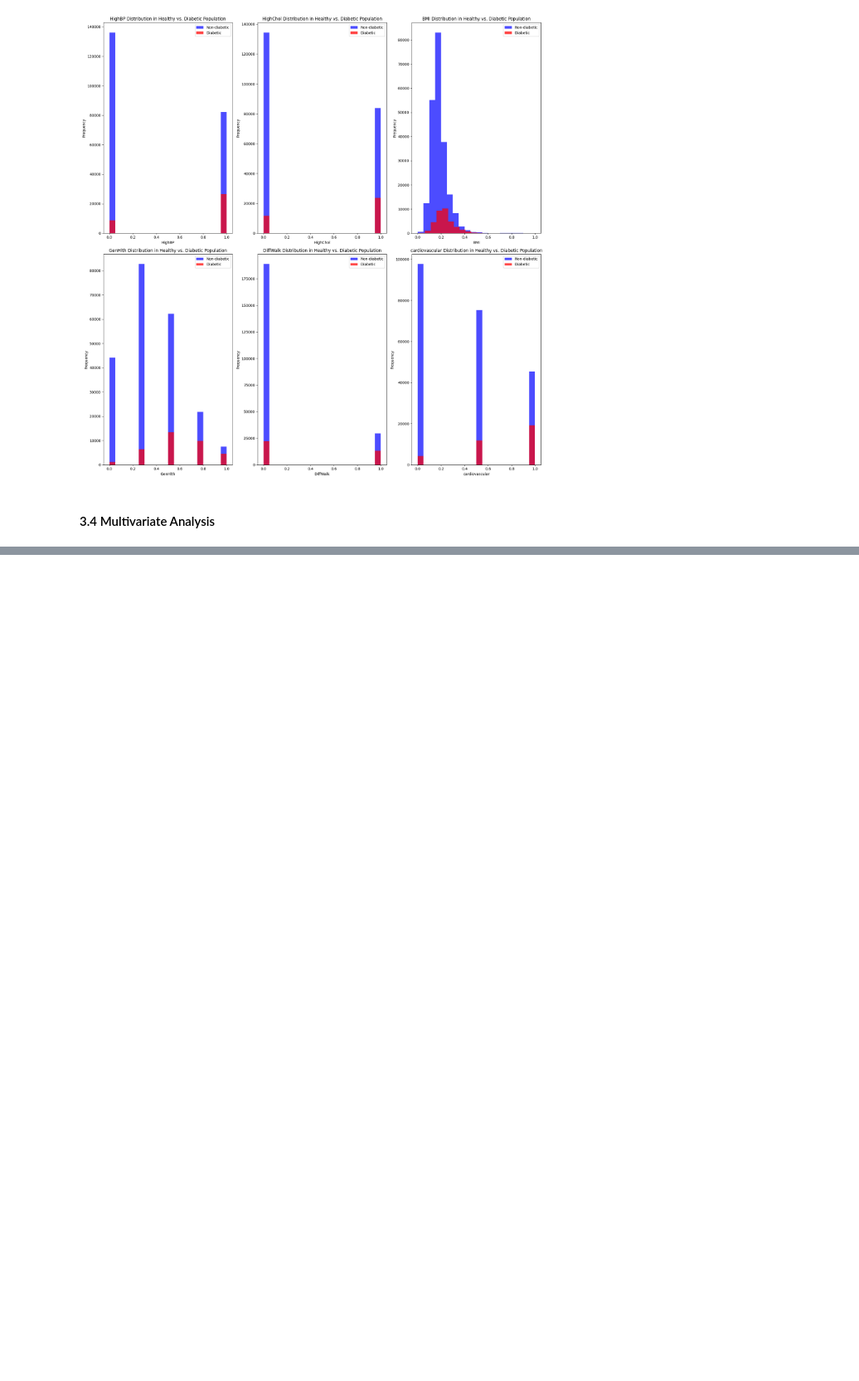
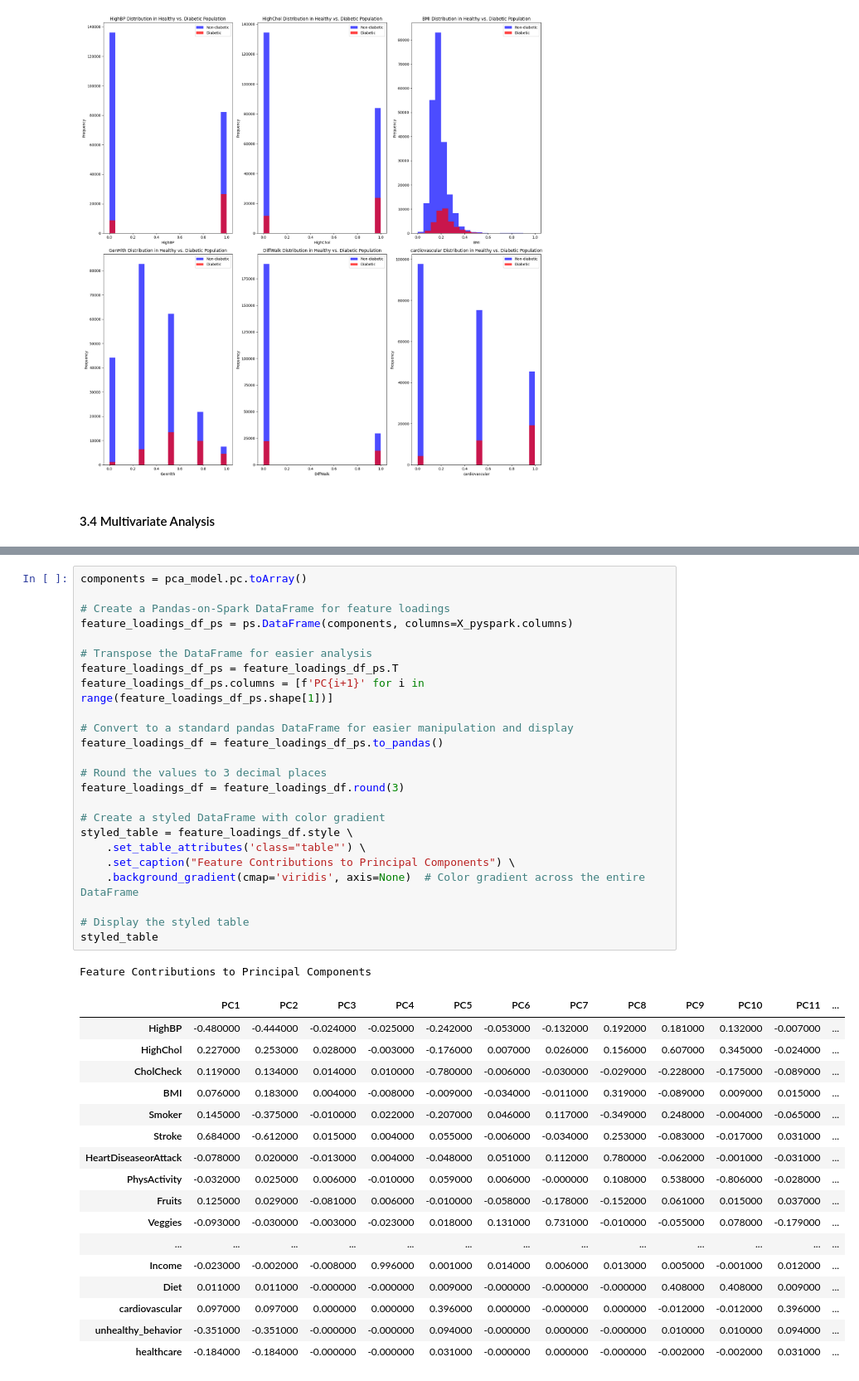
Before and after one commit to Mortal-Suen/CDC_bigdata_analytics, a Jupyter notebook: CDC.ipynb, the cells around one changed output, grey strips where cells are left out. Shown at 83% size. Saved outputs shown, nothing was run; the diff lists cells and outputs as text; blank space fills up the shorter version.

```diff
--- a/CDC.ipynb
+++ b/CDC.ipynb
@@ -488,0 +560,43 @@ plt.show()
+# %%
+components = pca_model.pc.toArray()
+
+# Create a Pandas-on-Spark DataFrame for feature loadings
+feature_loadings_df_ps = ps.DataFrame(components, columns=X_pyspark.columns)
+
+# Transpose the DataFrame for easier analysis
+feature_loadings_df_ps = feature_loadings_df_ps.T
+feature_loadings_df_ps.columns = [f'PC{i+1}' for i in range(feature_loadings_df_ps.shape[1])]
+
+# Convert to a standard pandas DataFrame for easier manipulation and display
+feature_loadings_df = feature_loadings_df_ps.to_pandas()
+
+# Round the values to 3 decimal places
+feature_loadings_df = feature_loadings_df.round(3)
+
+# Create a styled DataFrame with color gradient
+styled_table = feature_loadings_df.style \
+    .set_table_attributes('class="table"') \
+    .set_caption("Feature Contributions to Principal Components") \
+    .background_gradient(cmap='viridis', axis=None)  # Color gradient across the entire DataFrame
+
+# Display the styled table
+styled_table
+# %% [output]
+Feature Contributions to Principal Components
+|  | PC1 | PC2 | PC3 | PC4 | PC5 | PC6 | PC7 | PC8 | PC9 | PC10 | PC11 | ... |
+| HighBP | -0.480000 | -0.444000 | -0.024000 | -0.025000 | -0.242000 | -0.053000 | -0.132000 | 0.192000 | 0.181000 | 0.132000 | -0.007000 | ... |
+| HighChol | 0.227000 | 0.253000 | 0.028000 | -0.003000 | -0.176000 | 0.007000 | 0.026000 | 0.156000 | 0.607000 | 0.345000 | -0.024000 | ... |
+| CholCheck | 0.119000 | 0.134000 | 0.014000 | 0.010000 | -0.780000 | -0.006000 | -0.030000 | -0.029000 | -0.228000 | -0.175000 | -0.089000 | ... |
+| BMI | 0.076000 | 0.183000 | 0.004000 | -0.008000 | -0.009000 | -0.034000 | -0.011000 | 0.319000 | -0.089000 | 0.009000 | 0.015000 | ... |
+| Smoker | 0.145000 | -0.375000 | -0.010000 | 0.022000 | -0.207000 | 0.046000 | 0.117000 | -0.349000 | 0.248000 | -0.004000 | -0.065000 | ... |
+| Stroke | 0.684000 | -0.612000 | 0.015000 | 0.004000 | 0.055000 | -0.006000 | -0.034000 | 0.253000 | -0.083000 | -0.017000 | 0.031000 | ... |
+| HeartDiseaseorAttack | -0.078000 | 0.020000 | -0.013000 | 0.004000 | -0.048000 | 0.051000 | 0.112000 | 0.780000 | -0.062000 | -0.001000 | -0.031000 | ... |
+| PhysActivity | -0.032000 | 0.025000 | 0.006000 | -0.010000 | 0.059000 | 0.006000 | -0.000000 | 0.108000 | 0.538000 | -0.806000 | -0.028000 | ... |
+| Fruits | 0.125000 | 0.029000 | -0.081000 | 0.006000 | -0.010000 | -0.058000 | -0.178000 | -0.152000 | 0.061000 | 0.015000 | 0.037000 | ... |
+| Veggies | -0.093000 | -0.030000 | -0.003000 | -0.023000 | 0.018000 | 0.131000 | 0.731000 | -0.010000 | -0.055000 | 0.078000 | -0.179000 | ... |
+| ... | ... | ... | ... | ... | ... | ... | ... | ... | ... | ... | ... | ... |
+| Income | -0.023000 | -0.002000 | -0.008000 | 0.996000 | 0.001000 | 0.014000 | 0.006000 | 0.013000 | 0.005000 | -0.001000 | 0.012000 | ... |
+| Diet | 0.011000 | 0.011000 | -0.000000 | -0.000000 | 0.009000 | -0.000000 | -0.000000 | -0.000000 | 0.408000 | 0.408000 | 0.009000 | ... |
+| cardiovascular | 0.097000 | 0.097000 | 0.000000 | 0.000000 | 0.396000 | 0.000000 | -0.000000 | 0.000000 | -0.012000 | -0.012000 | 0.396000 | ... |
+| unhealthy_behavior | -0.351000 | -0.351000 | -0.000000 | -0.000000 | 0.094000 | -0.000000 | 0.000000 | -0.000000 | 0.010000 | 0.010000 | 0.094000 | ... |
+| healthcare | -0.184000 | -0.184000 | -0.000000 | -0.000000 | 0.031000 | -0.000000 | 0.000000 | -0.000000 | -0.002000 | -0.002000 | 0.031000 | ... |
```
Also changed, not shown: parts of 26 cells of this notebook.
